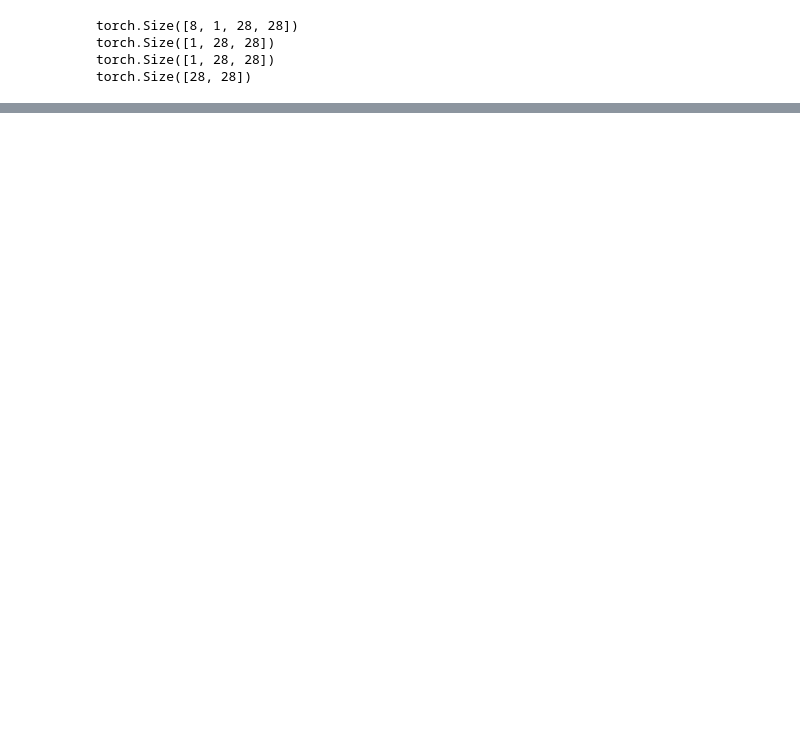
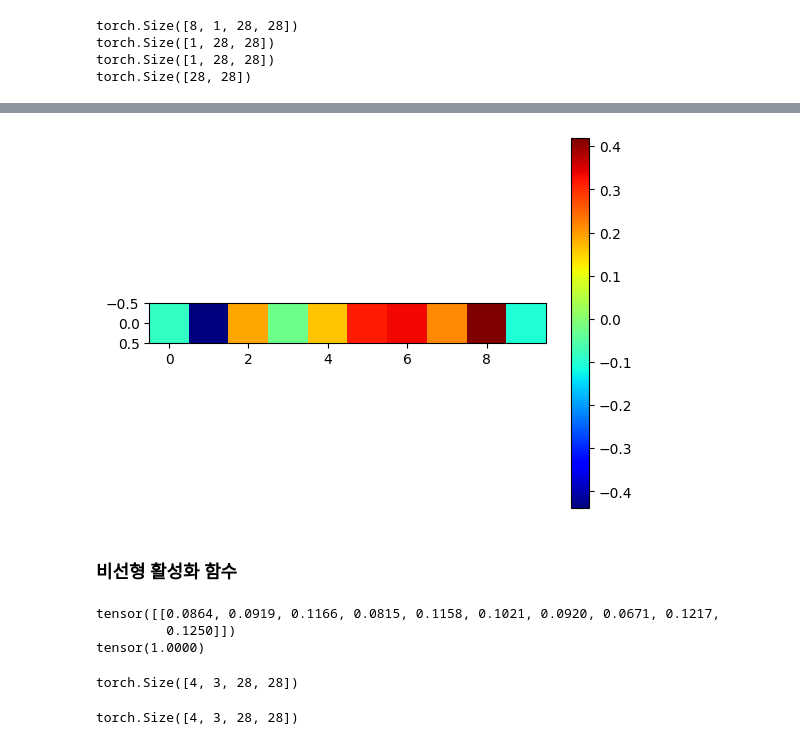
Before and after one commit to Jch-Lee/Statistical-ML, a Jupyter notebook: Project3_TeamProject/Practice/Torch_nn.ipynb, the cells around one changed output, grey strips where cells are left out. Drawn from its saved outputs; the diff is of its cells as text; code cells hidden in the pictures; blank space fills up the shorter version.

```diff
--- a/Project3_TeamProject/Practice/Torch_nn.ipynb
+++ b/Project3_TeamProject/Practice/Torch_nn.ipynb
@@ -164,0 +233,33 @@ torch.Size([28, 28])
+# %%
+plt.imshow(lin.detach().numpy(), 'jet')
+plt.colorbar()
+plt.show()
+# %% [output]
+[figure, added]
+# %% [markdown]
+### 비선형 활성화 함수
+# %%
+with torch.no_grad():
+    flatten = input_image.view(-1, 28*28)
+    lin = nn.Linear(784, 10)(flatten)
+    softmax = nn.Softmax(dim=1)
+    soft = softmax(lin)
+
+print(soft)
+print(soft.sum())
+# %% [output]
+tensor([[0.0864, 0.0919, 0.1166, 0.0815, 0.1158, 0.1021, 0.0920, 0.0671, 0.1217,
+         0.1250]])
+tensor(1.0000)
+# %%
+inputs = torch.randn(4,3,28,28).to('cuda')
+inputs.shape
+# %% [output]
+torch.Size([4, 3, 28, 28])
+# %%
+layer = nn.Conv2d(3,20,5,1).to('cuda')
+ReLU = nn.ReLU()
+output = ReLU(inputs)
+output.shape
+# %% [output]
+torch.Size([4, 3, 28, 28])
```
Also changed, not shown: parts of 13 cells of this notebook, 3 other files.
